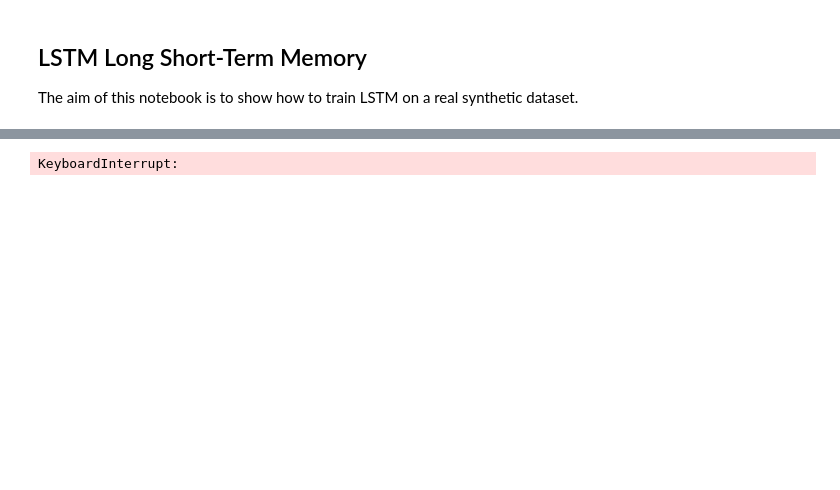
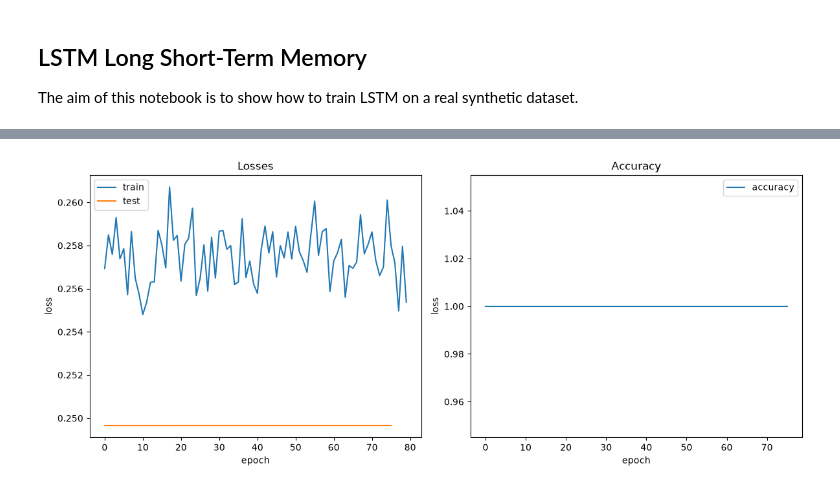
Before and after one commit to cecinuga/thorcino, a Jupyter notebook: examples/lstm/main.ipynb, the cells around one changed output, grey strips where cells are left out. Drawn from its saved outputs; the diff is of its cells as text; code cells hidden in the pictures; blank space fills up the shorter version.

```diff
--- a/examples/lstm/main.ipynb
+++ b/examples/lstm/main.ipynb
@@ -23,8 +23,8 @@ The goal is to see if at inference time the model respect the grammar rules and
 
 import numpy as np
 
-ALPHABET = ["A", "B", "D", "E", "K"]
-TERMS = ["AB", "ED", "CK"]
+ALPHABET = ["A", "B", "D", "O", "E", "K"]
+TERMS = ["AB", "ED", "OK"]
 
 def generate_valid_seq(length: int) -> str:
     out = ""
@@ -159,0 +170,9 @@ Y shape = (50, 1)
+# %%
+X = np.append(X_valid, X_invalid, axis=0)
+np.random.shuffle(X)
+
+Y = [np.array([parse_vect(seq)], dtype=np.float32) for seq in X]
+Y = np.array(Y)
+
+X_train, X_test = X[:TRAIN_LEN], X[TRAIN_LEN:]
+Y_train, Y_test = Y[:TRAIN_LEN], Y[TRAIN_LEN:]
@@ -169,24 +194,24 @@ from thorcino.optimizer import SGD
 from thorcino.training.schedulers import CosineSchedule
 from thorcino.training.trainer import Trainer
 
-EPOCHS, EVAL_STEP = 2, 10
+EPOCHS, EVAL_STEP = 80, 5
 MAX_LR, MIN_LR = 1e-3, 1e-5
 
 model = Sequential(
     LSTM(
-        in_feature=4,
-        hidden_units=4,
+        in_feature=3,
+        hidden_units=3,
         out_type='n_to_1',
     ),
     Linear(
-        in_feature=4,
+        in_feature=3,
         out_feature=1,
     ),
     Sigmoid()
 )
 loss = MSELoss()
 optimizer = SGD(model.parameters, MAX_LR)
-scheduler = CosineSchedule(MIN_LR, MAX_LR, EPOCHS)
+scheduler = CosineSchedule(MAX_LR, MIN_LR, EPOCHS)
 trainer = Trainer(
     model,
     loss,
@@ -194,16 +219,44 @@ trainer = Trainer(
     scheduler,
 )
 
-model.save_arch('./images/arch.png', X_train.shape)
-model.save_forward('./images/arch.png', X_train.shape)
-model.save_backward('./images/arch.png', X_train.shape)
+#model.save_arch('./images/arch.png', X_train.shape)
+#model.save_forward('./images/arch.png', X_train.shape)
+#model.save_backward('./images/arch.png', X_train.shape)
-# %% [output]
-KeyboardInterrupt:
 # %%
 """Training"""
 
+train_loss, eval_loss, accuracy = [], [], []
 for e in range(EPOCHS):
-    trainer.train_epoch(train_dataloader)
+    loss = trainer.train_epoch(train_dataloader)
+
+    train_loss.append(loss)
 
     if e%EVAL_STEP == 0:
-        trainer.eval(test_dataloader)
+        loss, acc = trainer.eval(test_dataloader)
+
+        eval_loss.append(loss)
+        accuracy.append(acc)
+# %%
+"""Plot Metrics"""
+
+import matplotlib.pyplot as plt
+
+fig, (loss_ax, accuracy_ax) = plt.subplots(1, 2, figsize=(12, 5))
+
+loss_ax.plot(range(EPOCHS), train_loss, label="train")
+loss_ax.plot(range(0, EPOCHS, EVAL_STEP), eval_loss, label="test")
+loss_ax.set_title("Losses")
+loss_ax.set_xlabel("epoch")
+loss_ax.set_ylabel("loss")
+loss_ax.legend()
+
+accuracy_ax.set_title("Accuracy")
+accuracy_ax.plot(range(0, EPOCHS, EVAL_STEP), accuracy, label="accuracy")
+accuracy_ax.set_xlabel("epoch")
+accuracy_ax.set_ylabel("loss")
+accuracy_ax.legend()
+
+fig.tight_layout()
+plt.show()
+# %% [output]
+[figure, added]
```
Also changed, not shown: parts of 10 cells of this notebook, 1 other file.
